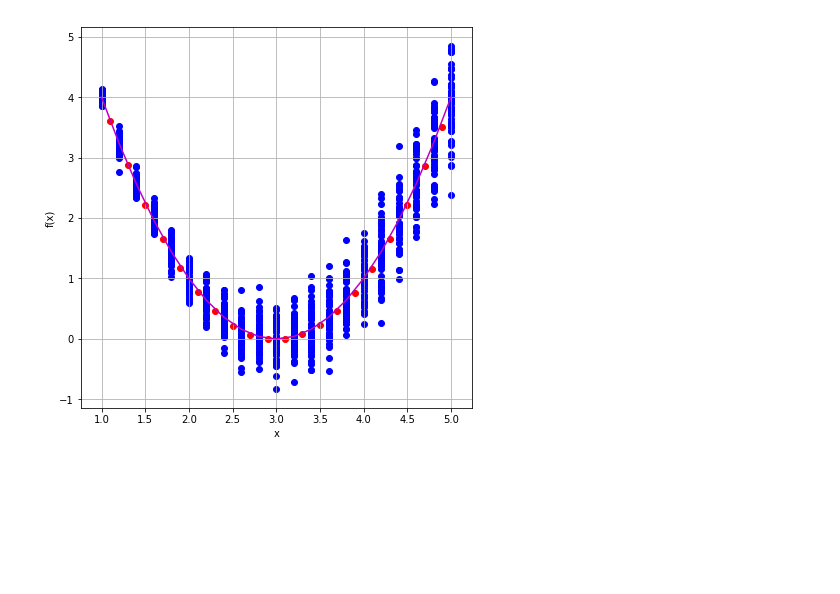
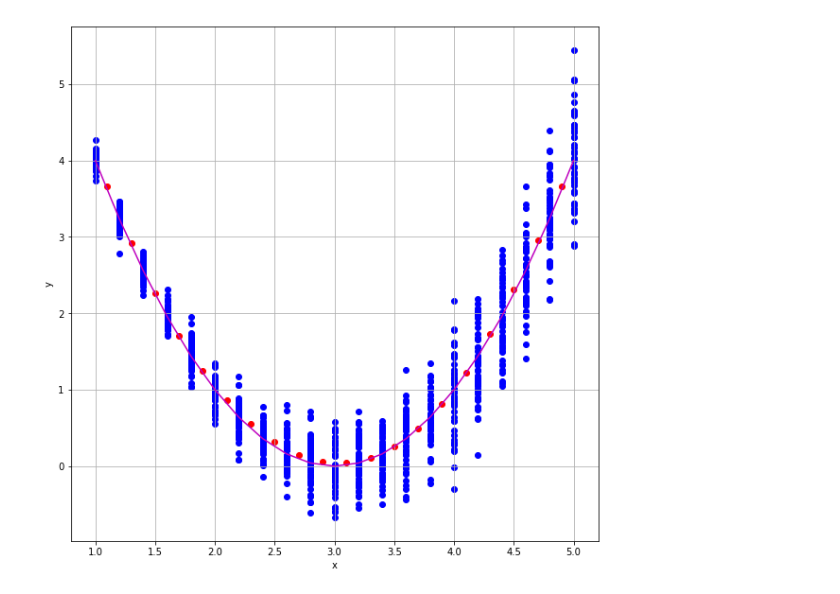
Before and after one commit to shakedzy/notebooks, a Jupyter notebook: mdn/mdn.ipynb, the cells around one changed output. Saved outputs shown, nothing was run; the diff lists cells and outputs as text; code cells hidden in the pictures; blank space fills up the shorter version.

```diff
--- a/mdn/mdn.ipynb
+++ b/mdn/mdn.ipynb
@@ -13,3 +31,3 @@ def f(x):
 # %%
-def data_generator_const_sigma(x,sigma,samples):
-    return np.random.normal(f(x),sigma,samples)
+def data_generator(x,sigma_0,samples):
+    return np.random.normal(f(x),sigma_0*x,samples)
@@ -19,18 +38,19 @@ def data_generator_rel_sigma(x,sigma_0,samples):
 # %%
+sigma_0 = 0.1
 x_vals = np.arange(1,5.2,0.2)
 x_arr = np.array([])
 y_arr = np.array([])
 samples = 50
 for x in x_vals:
     x_arr = np.append(x_arr, np.full(samples,x))
-    y_arr = np.append(y_arr, data_generator_rel_sigma(x,0.1,samples))
+    y_arr = np.append(y_arr, data_generator(x,sigma_0,samples))
 x_arr, y_arr = shuffle(x_arr, y_arr)
 x_test = np.arange(1.1,5.1,0.2)
 
-plt.figure(figsize=(7,7))
+plt.figure(figsize=(10,10))
 plt.grid(True)
 plt.xlabel('x')
-plt.ylabel('f(x)')
+plt.ylabel('g(x)')
 plt.scatter(x_arr,y_arr)
 plt.plot(x_vals,map(f,x_vals),c='m')
 # %% [output]
@@ -47,33 +66,25 @@ def nn_layer(prev_layer, weights, bias, activation=None):
 # %%
-hidden_layers_size = [12,12,24,12,12]
-epochs=1000
-batch_size=50
-learning_rate=0.0001
-display_step=50
+hidden_layers_size = [12,12,12]
+epochs = 1000
+batch_size = 50
+learning_rate = 0.0003
+display_step = 50
+batch_num = int(len(x_arr) / batch_size)
 
-w = dict()
-b = dict()
 tf.reset_default_graph()
-L = len(hidden_layers_size) + 2
-_ls = [1]+hidden_layers_size+[1]
-for i in range(1,L):
-    w[i] = tf.get_variable(name='w'+str(i), shape=[_ls[i-1],_ls[i]],
-                           initializer=tf.contrib.layers.xavier_initializer())
-    b[i] = tf.get_variable(name='b'+str(i), shape=_ls[i],
-                           initializer=tf.zeros_initializer())
 x = tf.placeholder(name='x',shape=(None,1),dtype=tf.float32)
 y = tf.placeholder(name='y',shape=(None,1),dtype=tf.float32)
 
 layer = x
-for i in range(1,L):
-    if i != L-1:
-        layer = nn_layer(layer,w[i],b[i],'tanh')
-    else:
-        layer = nn_layer(layer,w[i],b[i])
-output = layer
+for l in hidden_layers_size:
+    layer = tf.layers.dense(inputs=layer, units=l, activation=tf.nn.tanh,
+                            kernel_initializer=tf.contrib.layers.xavier_initializer())
+output = tf.layers.dense(inputs=layer, units=1,
+                         kernel_initializer=tf.contrib.layers.xavier_initializer())
+
 cost = tf.reduce_mean(tf.losses.mean_squared_error(labels=y,predictions=output))
+
 optimizer = tf.train.AdamOptimizer(learning_rate).minimize(cost)
-batch_num = int(len(x_arr) / batch_size)
 x_batches = np.array_split(x_arr, batch_num)
 y_batches = np.array_split(y_arr, batch_num)
 with tf.Session() as sess:
@@ -88,13 +99,14 @@ with tf.Session() as sess:
         if epoch % display_step == 0:
             print('Epoch {0} | cost = {1:.4f}'.format(epoch,avg_cost))
     y_pred = sess.run(output,feed_dict={x:np.expand_dims(x_test,axis=1)})
+    print('Final cost: {0:.4f}'.format(avg_cost))
 
-plt.figure(figsize=(7,7))
+plt.figure(figsize=(10,10))
 plt.grid(True)
 plt.xlabel('x')
-plt.ylabel('f(x)')
+plt.ylabel('y')
+plt.scatter(x_arr,y_arr,c='b')
 plt.scatter(x_test,y_pred,c='r')
-plt.scatter(x_arr,y_arr,c='b')
 plt.plot(x_vals,map(f,x_vals),c='m')
 plt.show()
 # %% [output]
@@ -121 +130 @@ Epoch 950 | cost = 0.1077
-[figure, old version]
+[figure, new version]
```
Also changed, not shown: parts of 15 cells of this notebook, 2 other files.
